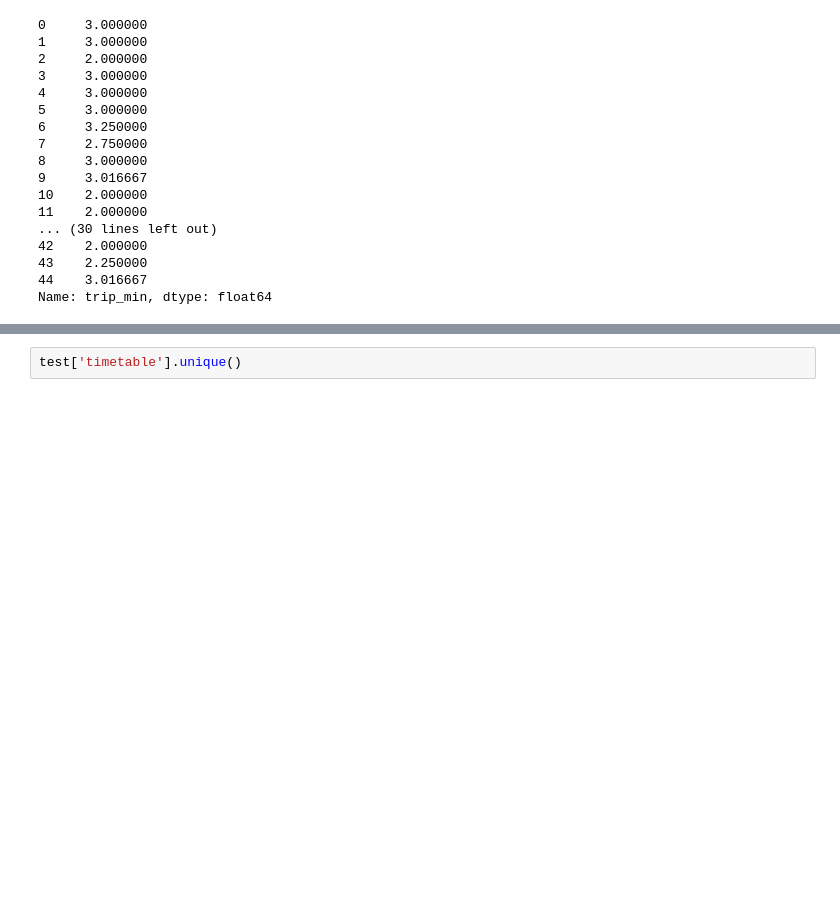
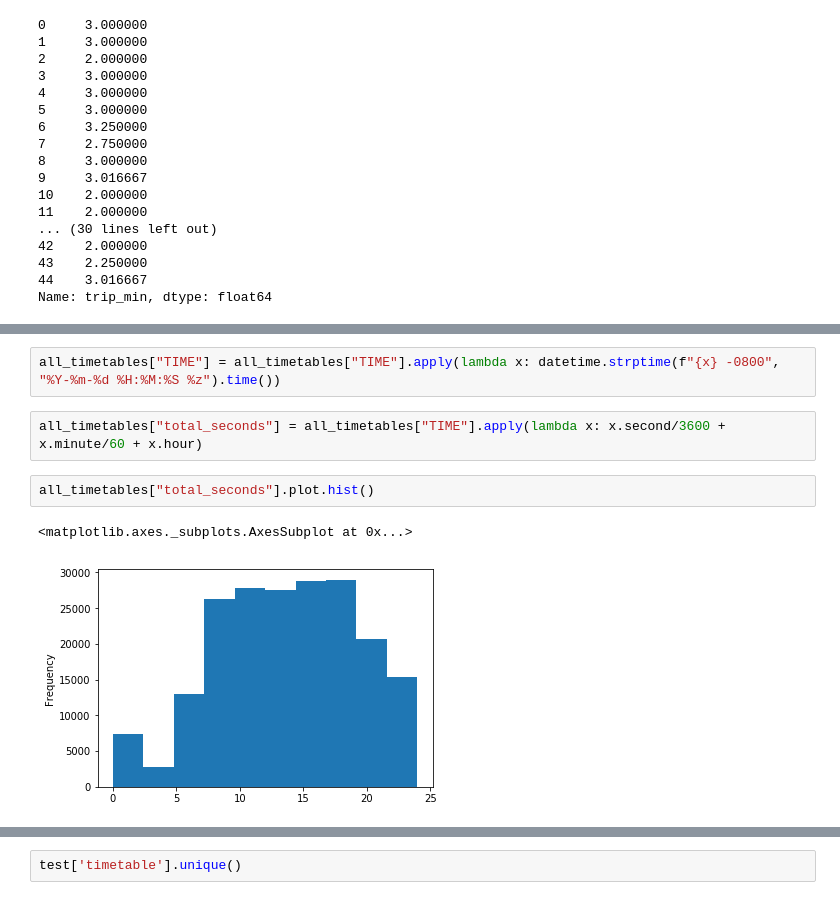
Before and after one commit to trynmaps/metrics-mvp, a Jupyter notebook: models/Untitled.ipynb, the cells around one changed output, grey strips where cells are left out. Drawn from its saved outputs; the diff is of its cells as text; blank space fills up the shorter version.

```diff
--- a/models/Untitled.ipynb
+++ b/models/Untitled.ipynb
@@ -148,0 +180,9 @@ test.head()
+# %%
+all_timetables["TIME"] = all_timetables["TIME"].apply(lambda x: datetime.strptime(f"{x} -0800", "%Y-%m-%d %H:%M:%S %z").time())
+# %%
+all_timetables["total_seconds"] = all_timetables["TIME"].apply(lambda x: x.second/3600 + x.minute/60 + x.hour)
+# %%
+all_timetables["total_seconds"].plot.hist()
+# %% [output]
+<matplotlib.axes._subplots.AxesSubplot at 0x...>
+[figure, added]
```
Also changed, not shown: parts of 15 cells of this notebook, 8 other files.
